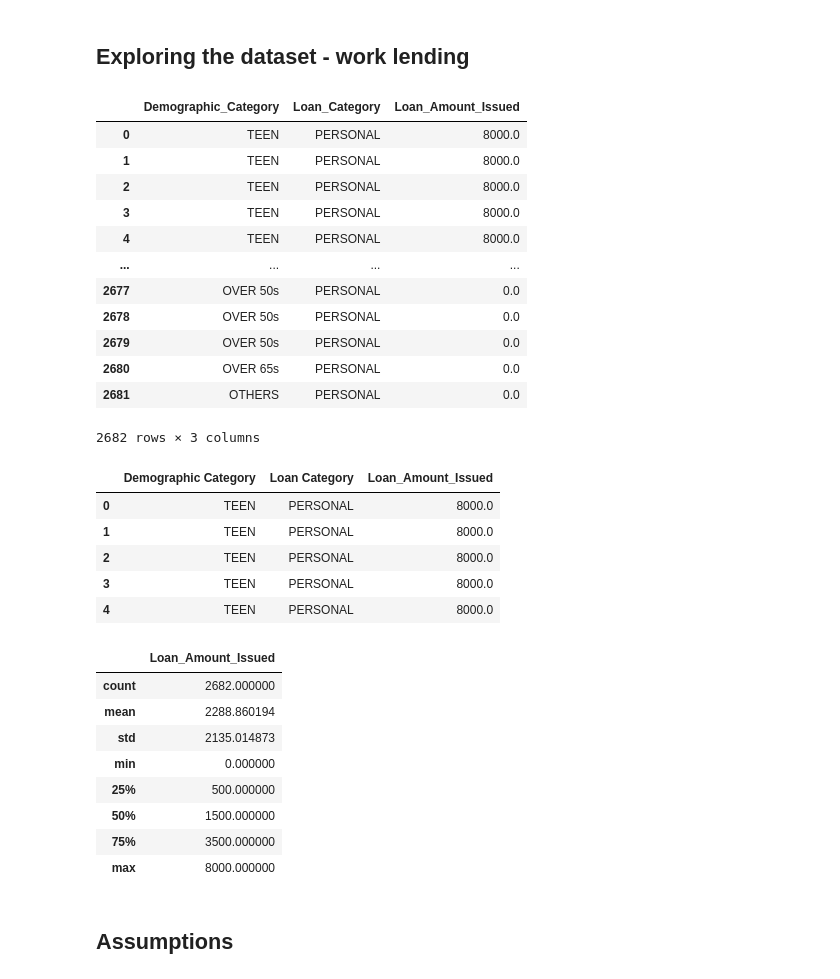
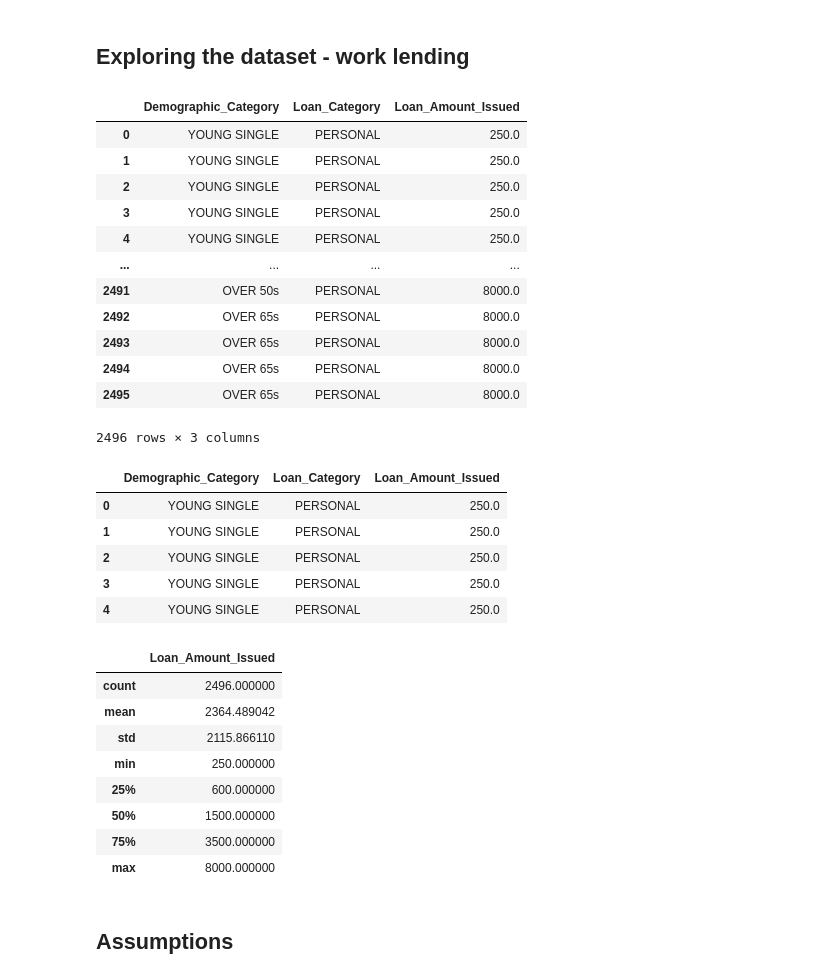
Before and after one commit to brendantipp/gmit_mls_2021, a Jupyter notebook: scipy-stats.ipynb, the cells around one changed output. Drawn from its saved outputs; the diff is of its cells as text; code cells hidden in the pictures.

```diff
--- a/scipy-stats.ipynb
+++ b/scipy-stats.ipynb
@@ -108,43 +108,43 @@ Discuss problems when comparing 3 groups etc and why Anova testing is preferrere
 ## Exploring the dataset - work lending
 # %%
 #import dataset
-df = pd.read_csv('datasets/work/work_data2.csv')
+df = pd.read_csv('datasets/work/work_data.csv')
 #display daframe
 df
 # %% [output]
 |  | Demographic_Category | Loan_Category | Loan_Amount_Issued |
-| 0 | TEEN | PERSONAL | 8000.0 |
-| 1 | TEEN | PERSONAL | 8000.0 |
-| 2 | TEEN | PERSONAL | 8000.0 |
-| 3 | TEEN | PERSONAL | 8000.0 |
-| 4 | TEEN | PERSONAL | 8000.0 |
+| 0 | YOUNG SINGLE | PERSONAL | 250.0 |
+| 1 | YOUNG SINGLE | PERSONAL | 250.0 |
+| 2 | YOUNG SINGLE | PERSONAL | 250.0 |
+| 3 | YOUNG SINGLE | PERSONAL | 250.0 |
+| 4 | YOUNG SINGLE | PERSONAL | 250.0 |
 | ... | ... | ... | ... |
-| 2677 | OVER 50s | PERSONAL | 0.0 |
-| 2678 | OVER 50s | PERSONAL | 0.0 |
-| 2679 | OVER 50s | PERSONAL | 0.0 |
-| 2680 | OVER 65s | PERSONAL | 0.0 |
-| 2681 | OTHERS | PERSONAL | 0.0 |
+| 2491 | OVER 50s | PERSONAL | 8000.0 |
+| 2492 | OVER 65s | PERSONAL | 8000.0 |
+| 2493 | OVER 65s | PERSONAL | 8000.0 |
+| 2494 | OVER 65s | PERSONAL | 8000.0 |
+| 2495 | OVER 65s | PERSONAL | 8000.0 |
-2682 rows × 3 columns
+2496 rows × 3 columns
 # %%
 #display on screen first 5 rows
 df.head()
 # %% [output]
-|  | Demographic Category | Loan Category | Loan_Amount_Issued |
-| 0 | TEEN | PERSONAL | 8000.0 |
-| 1 | TEEN | PERSONAL | 8000.0 |
-| 2 | TEEN | PERSONAL | 8000.0 |
-| 3 | TEEN | PERSONAL | 8000.0 |
-| 4 | TEEN | PERSONAL | 8000.0 |
+|  | Demographic_Category | Loan_Category | Loan_Amount_Issued |
+| 0 | YOUNG SINGLE | PERSONAL | 250.0 |
+| 1 | YOUNG SINGLE | PERSONAL | 250.0 |
+| 2 | YOUNG SINGLE | PERSONAL | 250.0 |
+| 3 | YOUNG SINGLE | PERSONAL | 250.0 |
+| 4 | YOUNG SINGLE | PERSONAL | 250.0 |
 # %%
 #show a tabular discription of the dataset
 df.describe()
 # %% [output]
 |  | Loan_Amount_Issued |
-| count | 2682.000000 |
-| mean | 2288.860194 |
-| std | 2135.014873 |
-| min | 0.000000 |
-| 25% | 500.000000 |
+| count | 2496.000000 |
+| mean | 2364.489042 |
+| std | 2115.866110 |
+| min | 250.000000 |
+| 25% | 600.000000 |
 | 50% | 1500.000000 |
 | 75% | 3500.000000 |
 | max | 8000.000000 |
```
Also changed, not shown: parts of 23 cells of this notebook.
